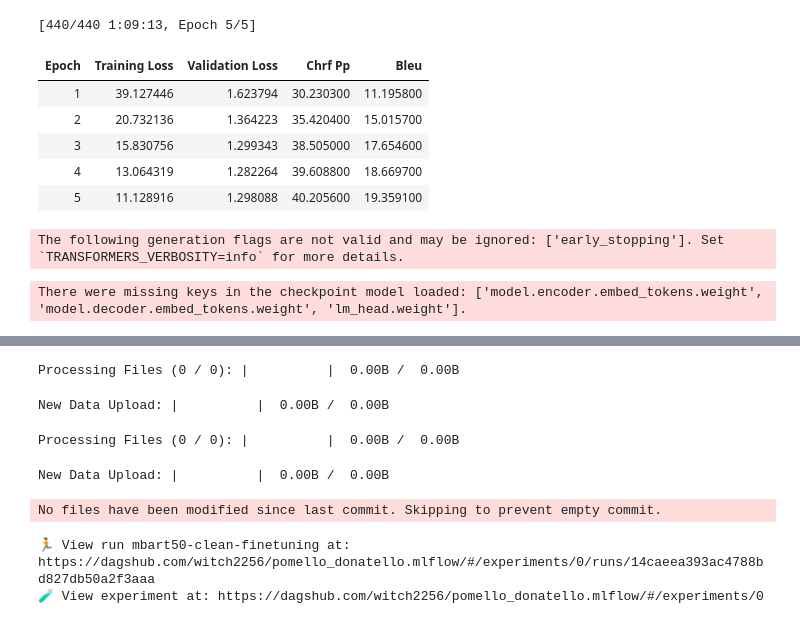
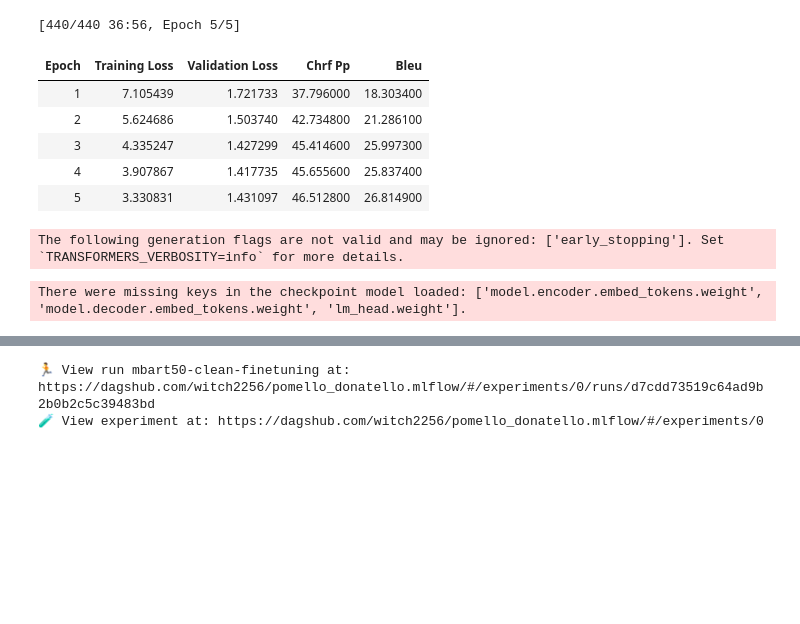
Before and after one commit to Kazualov/Echoes-of-Babylon, a Jupyter notebook: Subword_Seq2Seq.ipynb, the cells around one changed output, grey strips where cells are left out. Saved outputs shown, nothing was run; the diff lists cells and outputs as text; code cells hidden in the pictures; blank space fills up the shorter version.

```diff
--- a/Subword_Seq2Seq.ipynb
+++ b/Subword_Seq2Seq.ipynb
@@ -64,14 +65,17 @@ dataset = DatasetDict({
 })
 # %%
 import torch
-from transformers import AutoTokenizer, AutoModelForSeq2SeqLM, DataCollatorForSeq2Seq
+from transformers import AutoTokenizer, AutoModelForSeq2SeqLM, DataCollatorForSeq2Seq, set_seed
+
+# Set global random seed for reproducibility
+set_seed(42)
 
 MODEL_NAME = "facebook/mbart-large-50-many-to-many-mmt"
 
 tokenizer = AutoTokenizer.from_pretrained(MODEL_NAME)
 
-# Задаем языковые токены (так как Аккадский отсутствует в стандартном mBART,
-# берем служебный язык для связки источников и таргета)
+# Set language tokens: Akkadian isn't in standard mBART's vocabulary,
+# so we reuse an existing language code for both source and target
 tokenizer.src_lang = "en_XX"
 tokenizer.tgt_lang = "en_XX"
 
@@ -79,8 +83,10 @@ MAX_SOURCE_LENGTH = 256
 MAX_TARGET_LENGTH = 256
 
 def preprocess_function(examples):
-    inputs = examples["transliteration_clean"]
-    targets = examples["translation_clean"]
+    ## inputs = examples["transliteration_clean"]
+    ## targets = examples["translation_clean"]
+    inputs = examples["transliteration"]
+    targets = examples["translation"]
 
     model_inputs = tokenizer(
         inputs,
@@ -99,14 +105,12 @@ def preprocess_function(examples):
     model_inputs["labels"] = labels["input_ids"]
     return model_inputs
 
-# Применяем токенизацию ко всему датасету
 tokenized_datasets = dataset.map(
     preprocess_function,
     batched=True,
     remove_columns=dataset["train"].column_names
 )
 
-# Инициализируем модель
 model = AutoModelForSeq2SeqLM.from_pretrained(MODEL_NAME)
 # %%
 import evaluate
@@ -144,34 +147,33 @@ from transformers import Seq2SeqTrainingArguments, Seq2SeqTrainer
 HF_REPO_NAME = "AkkadianVoicesCom/Akkadika"
 RUN_NAME = "mbart50-clean-finetuning"
 
+set_seed(42)
+
+import mlflow
+
 training_args = Seq2SeqTrainingArguments(
     output_dir="./results_mbart",
     eval_strategy="epoch",
     save_strategy="epoch",
     learning_rate=5e-5,
-
-    # Reduced batch size per GPU to prevent activation spikes
-    per_device_train_batch_size=1,
-    per_device_eval_batch_size=1,
-    gradient_accumulation_steps=8,
-
+    per_device_train_batch_size=4,        # Increased if VRAM allows
+    per_device_eval_batch_size=16,       # Increased from 1 to speed up eval
+    gradient_accumulation_steps=2,
     gradient_checkpointing=True,
-
     optim="adafactor",
-
-    generation_max_length=128,
-    generation_num_beams=1,  # Greedy search during eval saves VRAM over beam search
-
+    generation_max_length=MAX_TARGET_LENGTH,
+    generation_num_beams=1,
     weight_decay=0.01,
-    save_total_limit=1,  # Keep only best checkpoint to save disk space
+    save_total_limit=1,
     num_train_epochs=5,
     predict_with_generate=True,
     fp16=torch.cuda.is_available(),
-    logging_steps=50,
+    logging_steps=10,                    # Log more frequently
     load_best_model_at_end=True,
     metric_for_best_model="chrf_pp",
     greater_is_better=True,
-    report_to="none"
+    report_to="none",
+    disable_tqdm=False                   # Ensures progress logs fallback to standard output
 )
 
 model.gradient_checkpointing_enable()
@@ -186,53 +188,44 @@ trainer = Seq2SeqTrainer(
     processing_class=tokenizer,
     data_collator=data_collator,
     compute_metrics=compute_metrics,
 )
 
 
-# Обучение с логированием в MLflow
+# Train, logging to MLflow
 with mlflow.start_run(run_name=RUN_NAME):
-    mlflow.set_tag("author", "Participant 3")
+    mlflow.set_tag("author", "Lex")
     mlflow.set_tag("model_architecture", "mbart50")
     mlflow.set_tag("hf_repo", HF_REPO_NAME)
 
     mlflow.log_params({
         "model_name": MODEL_NAME,
         "lr": training_args.learning_rate,
         "batch_size": training_args.per_device_train_batch_size,
         "epochs": training_args.num_train_epochs,
         "max_src_len": MAX_SOURCE_LENGTH,
         "max_tgt_len": MAX_TARGET_LENGTH,
         "data_columns": "clean"
     })
 
     trainer.train()
 
-    # Оценка лучшей модели на валидации
+    # Evaluate the best model on validation
     eval_metrics = trainer.evaluate()
     mlflow.log_metrics({
         "val_chrF_pp": eval_metrics["eval_chrf_pp"],
         "val_bleu": eval_metrics["eval_bleu"],
         "val_loss": eval_metrics["eval_loss"]
     })
-
-    # Публикация обученной модели на Hugging Face Hub
-    model.push_to_hub(HF_REPO_NAME, private=True)
-    tokenizer.push_to_hub(HF_REPO_NAME, private=True)
 # %% [output]
-[440/440 1:09:13, Epoch 5/5]
+[440/440 36:56, Epoch 5/5]
 | Epoch | Training Loss | Validation Loss | Chrf Pp | Bleu |
-| 1 | 39.127446 | 1.623794 | 30.230300 | 11.195800 |
-| 2 | 20.732136 | 1.364223 | 35.420400 | 15.015700 |
-| 3 | 15.830756 | 1.299343 | 38.505000 | 17.654600 |
-| 4 | 13.064319 | 1.282264 | 39.608800 | 18.669700 |
-| 5 | 11.128916 | 1.298088 | 40.205600 | 19.359100 |
+| 1 | 7.105439 | 1.721733 | 37.796000 | 18.303400 |
+| 2 | 5.624686 | 1.503740 | 42.734800 | 21.286100 |
+| 3 | 4.335247 | 1.427299 | 45.414600 | 25.997300 |
+| 4 | 3.907867 | 1.417735 | 45.655600 | 25.837400 |
+| 5 | 3.330831 | 1.431097 | 46.512800 | 26.814900 |
 The following generation flags are not valid and may be ignored: ['early_stopping']. Set `TRANSFORMERS_VERBOSITY=info` for more details.
 There were missing keys in the checkpoint model loaded: ['model.encoder.embed_tokens.weight', 'model.decoder.embed_tokens.weight', 'lm_head.weight'].
 [interactive output not drawn]
-Processing Files (0 / 0): |          |  0.00B /  0.00B
+🏃 View run mbart50-clean-finetuning at: https://dagshub.com/witch2256/pomello_donatello.mlflow/#/experiments/0/runs/d7cdd73519c64ad9b2b0b2c5c39483bd
+🧪 View experiment at: https://dagshub.com/witch2256/pomello_donatello.mlflow/#/experiments/0
-New Data Upload: |          |  0.00B /  0.00B
-Processing Files (0 / 0): |          |  0.00B /  0.00B
-New Data Upload: |          |  0.00B /  0.00B
-No files have been modified since last commit. Skipping to prevent empty commit.
-🏃 View run mbart50-clean-finetuning at: https://dagshub.com/witch2256/pomello_donatello.mlflow/#/experiments/0/runs/14caeea393ac4788bd827db50a2f3aaa
-🧪 View experiment at: https://dagshub.com/witch2256/pomello_donatello.mlflow/#/experiments/0
```
Also changed, not shown: parts of 8 cells of this notebook.
